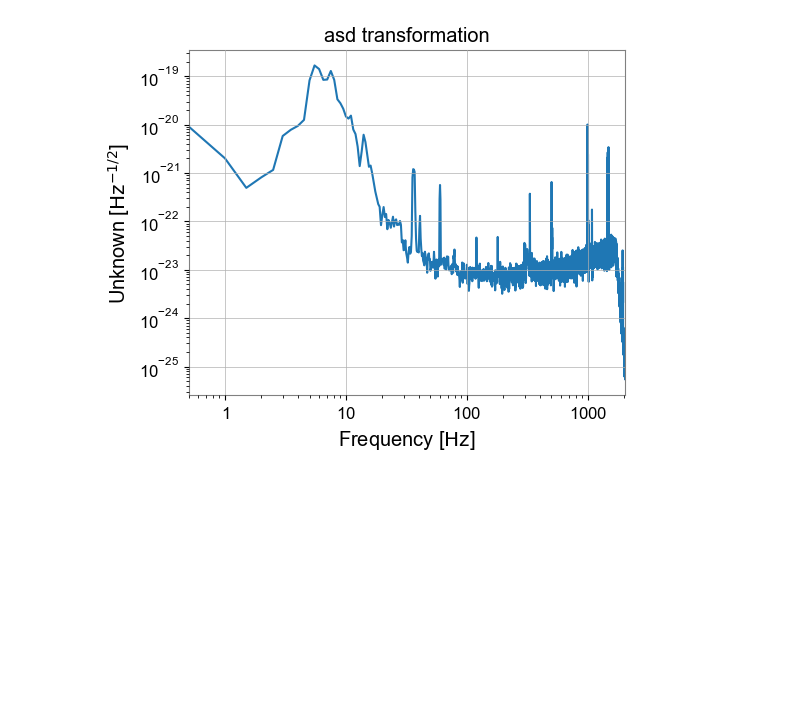
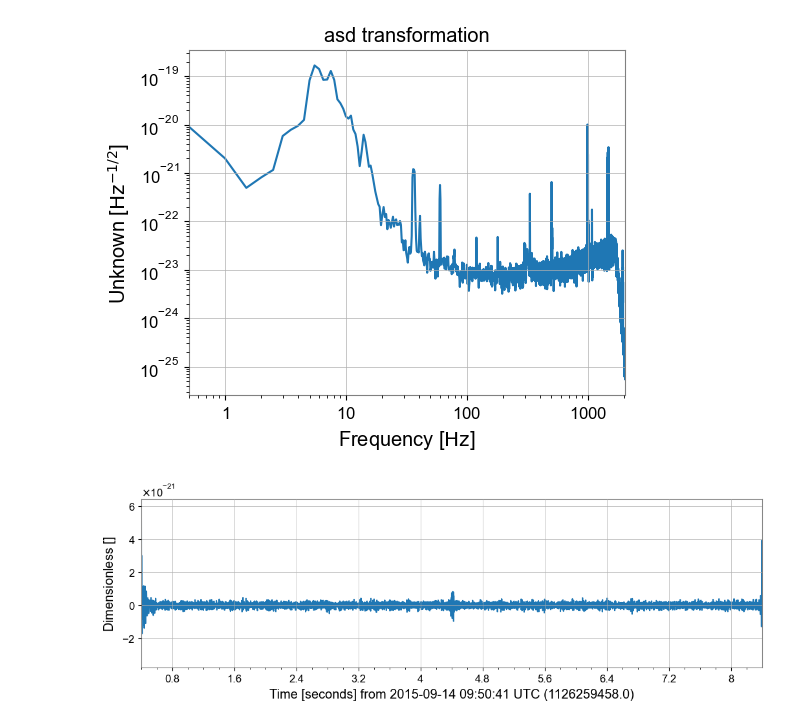
Before and after one commit to cloner1998/gravitational-waves-LIGO, a Jupyter notebook: notebooks/data_transformation.ipynb, the cells around one changed output. Saved outputs shown, nothing was run; the diff lists cells and outputs as text; code cells hidden in the pictures; blank space fills up the shorter version.

```diff
--- a/notebooks/data_transformation.ipynb
+++ b/notebooks/data_transformation.ipynb
@@ -47,3 +48,10 @@ ax.set_title("asd transformation")
 plotAsd.show()
 # %% [output]
 [figure]
+# %%
+filteredH1 = h1Data.bandpass(50, 300)
+cleanH1 = filteredH1.notch(60)
+plotCleanH1 = cleanH1.plot()
+plotCleanH1.show()
+# %% [output]
+[figure, added]
```
Also changed, not shown: parts of 5 cells of this notebook.
